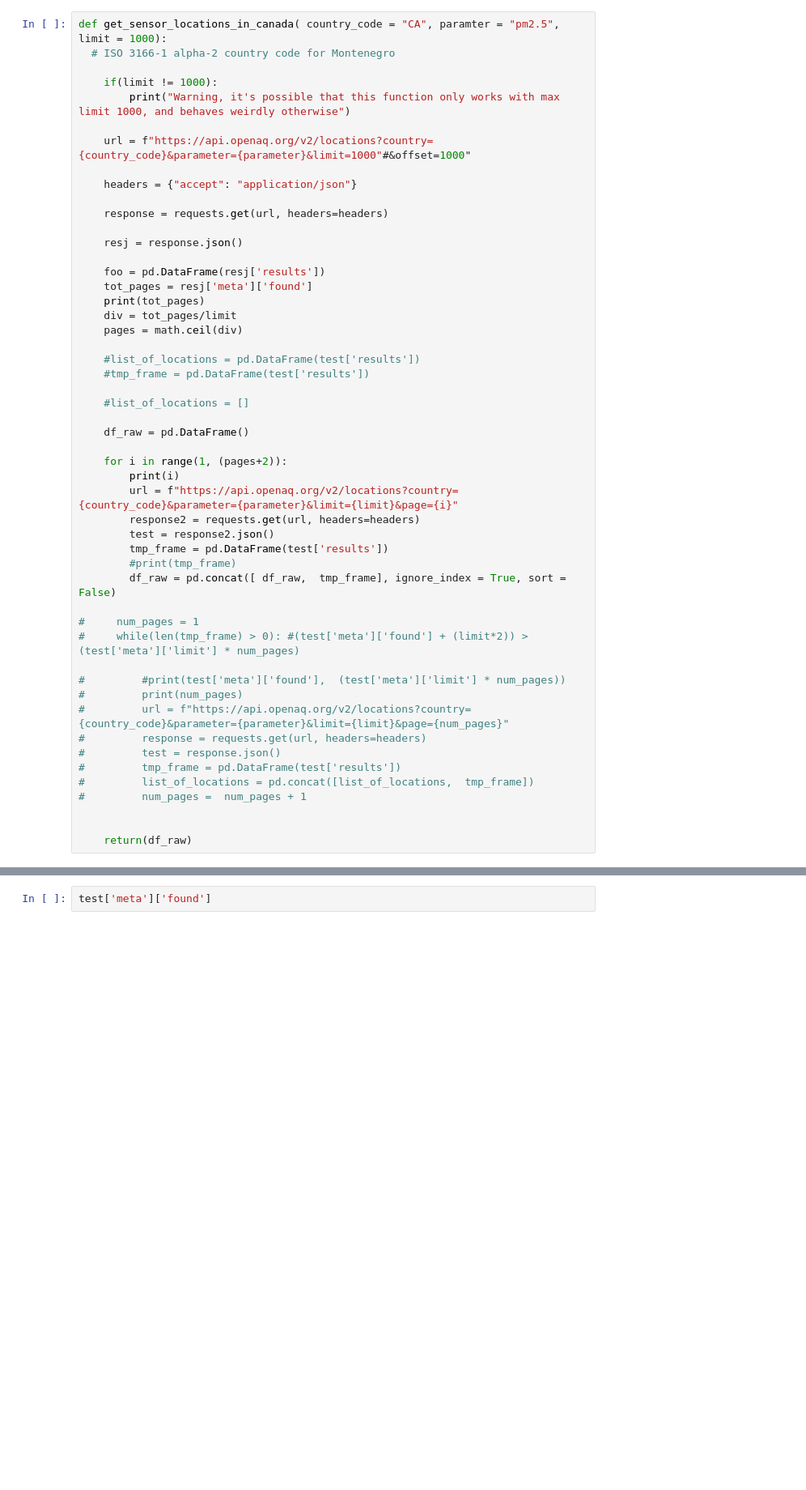
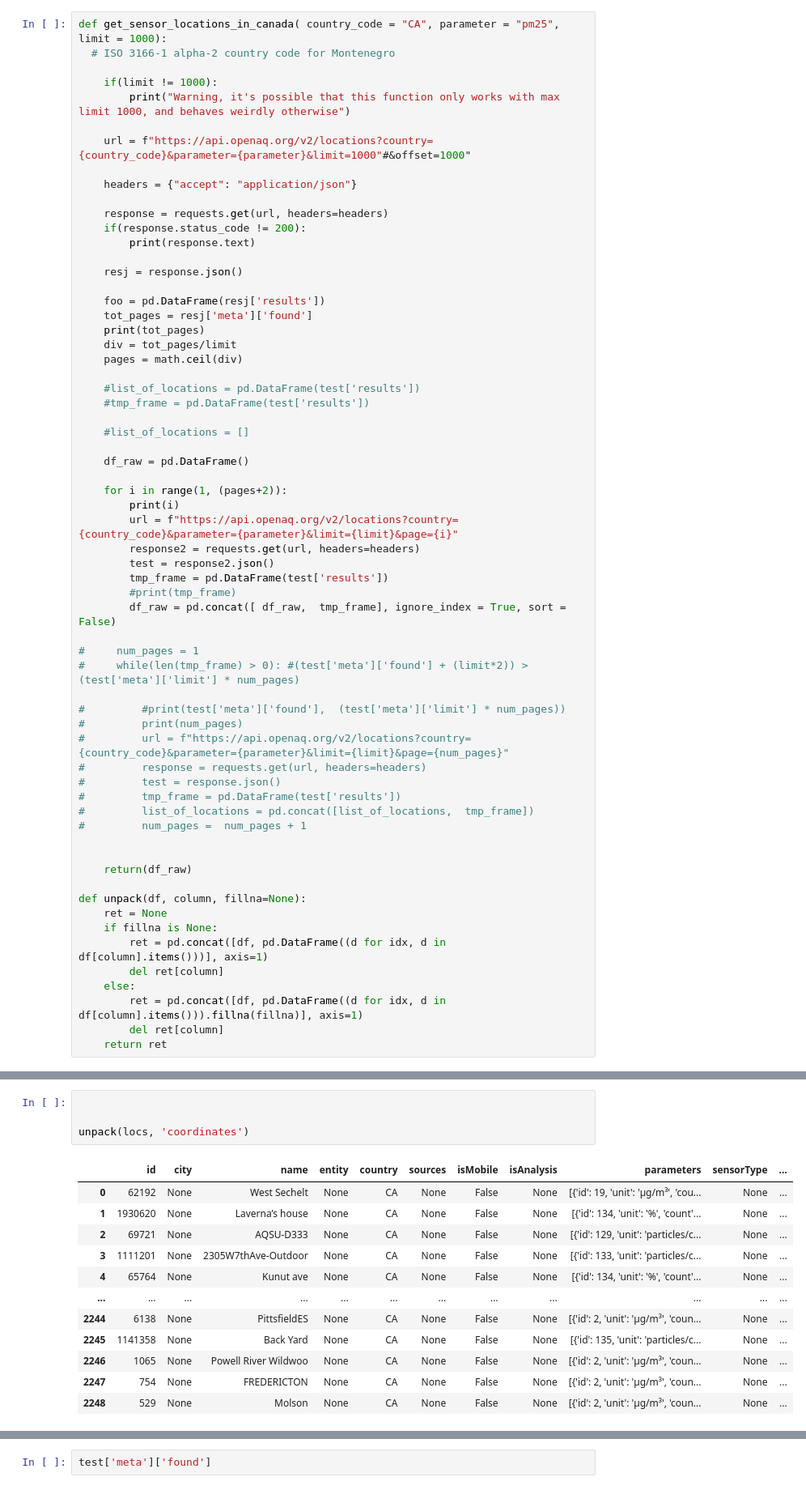
Before and after one commit to mccabete/get_smoke_ca, a Jupyter notebook: OpenAQ_API.ipynb, the cells around one changed output, grey strips where cells are left out. Shown at 81% size. Cells and saved outputs as stored; diff of their text form; blank space fills up the shorter version.

```diff
--- a/OpenAQ_API.ipynb
+++ b/OpenAQ_API.ipynb
@@ -7,5 +11,5 @@ from datetime import date
 # %%
-def get_sensor_locations_in_canada( country_code = "CA", paramter = "pm2.5", limit = 1000):
+def get_sensor_locations_in_canada( country_code = "CA", parameter = "pm25", limit = 1000):
   # ISO 3166-1 alpha-2 country code for Montenegro
 
     if(limit != 1000):
@@ -16,6 +20,8 @@ def get_sensor_locations_in_canada( country_code = "CA", paramter = "pm2.5", lim
     headers = {"accept": "application/json"}
 
     response = requests.get(url, headers=headers)
+    if(response.status_code != 200):
+        print(response.text)
 
     resj = response.json()
 
@@ -55,3 +61,13 @@ def get_sensor_locations_in_canada( country_code = "CA", paramter = "pm2.5", lim
 
 
     return(df_raw)
+
+def unpack(df, column, fillna=None):
+    ret = None
+    if fillna is None:
+        ret = pd.concat([df, pd.DataFrame((d for idx, d in df[column].items()))], axis=1)
+        del ret[column]
+    else:
+        ret = pd.concat([df, pd.DataFrame((d for idx, d in df[column].items())).fillna(fillna)], axis=1)
+        del ret[column]
+    return ret
@@ -61,0 +112,17 @@ len(locs)
+# %%
+
+
+unpack(locs, 'coordinates')
+# %% [output]
+|  | id | city | name | entity | country | sources | isMobile | isAnalysis | parameters | sensorType | ... |
+| 0 | 62192 | None | West Sechelt | None | CA | None | False | None | [{'id': 19, 'unit': 'µg/m³', 'cou... | None | ... |
+| 1 | 1930620 | None | Laverna’s house | None | CA | None | False | None | [{'id': 134, 'unit': '%', 'count'... | None | ... |
+| 2 | 69721 | None | AQSU-D333 | None | CA | None | False | None | [{'id': 129, 'unit': 'particles/c... | None | ... |
+| 3 | 1111201 | None | 2305W7thAve-Outdoor | None | CA | None | False | None | [{'id': 133, 'unit': 'particles/c... | None | ... |
+| 4 | 65764 | None | Kunut ave | None | CA | None | False | None | [{'id': 134, 'unit': '%', 'count'... | None | ... |
+| ... | ... | ... | ... | ... | ... | ... | ... | ... | ... | ... | ... |
+| 2244 | 6138 | None | PittsfieldES | None | CA | None | False | None | [{'id': 2, 'unit': 'µg/m³', 'coun... | None | ... |
+| 2245 | 1141358 | None | Back Yard | None | CA | None | False | None | [{'id': 135, 'unit': 'particles/c... | None | ... |
+| 2246 | 1065 | None | Powell River Wildwoo | None | CA | None | False | None | [{'id': 2, 'unit': 'µg/m³', 'coun... | None | ... |
+| 2247 | 754 | None | FREDERICTON | None | CA | None | False | None | [{'id': 2, 'unit': 'µg/m³', 'coun... | None | ... |
+| 2248 | 529 | None | Molson | None | CA | None | False | None | [{'id': 2, 'unit': 'µg/m³', 'coun... | None | ... |
```
Also changed, not shown: parts of 25 cells of this notebook.
